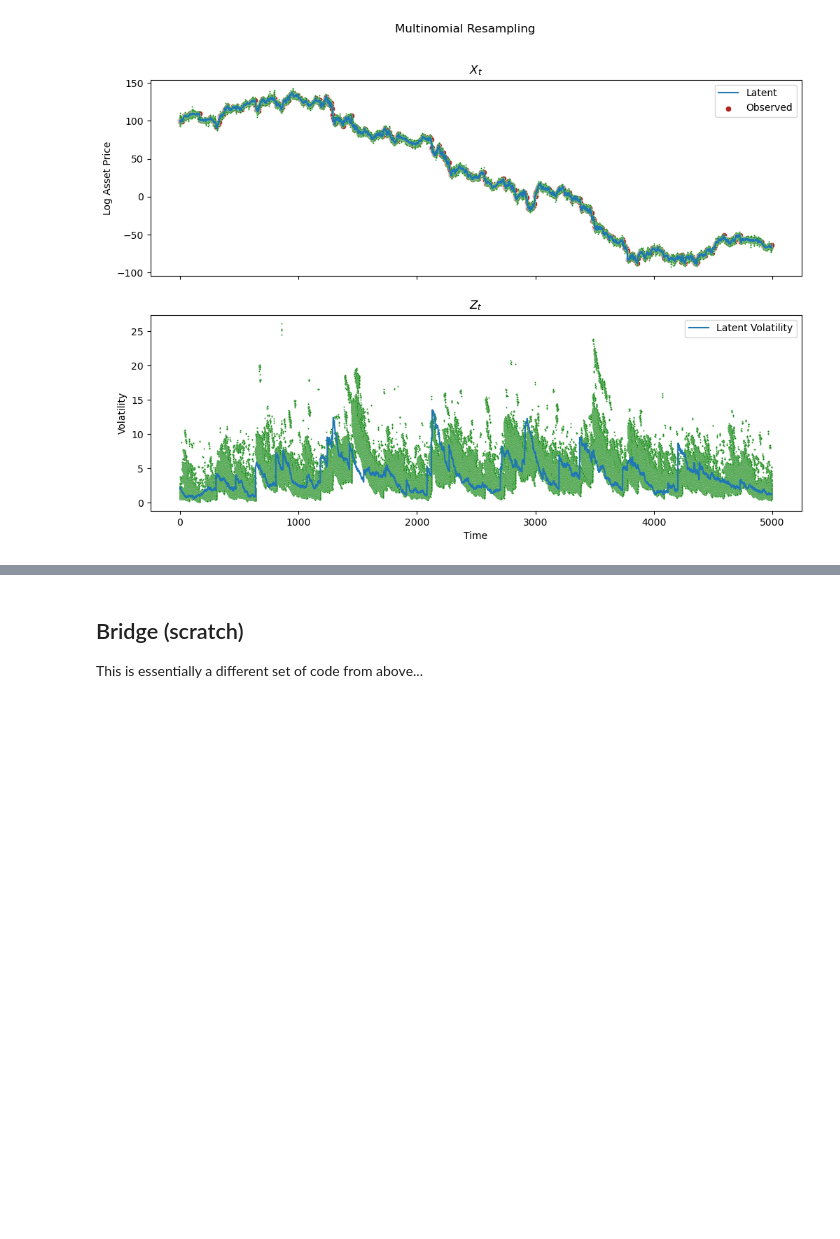
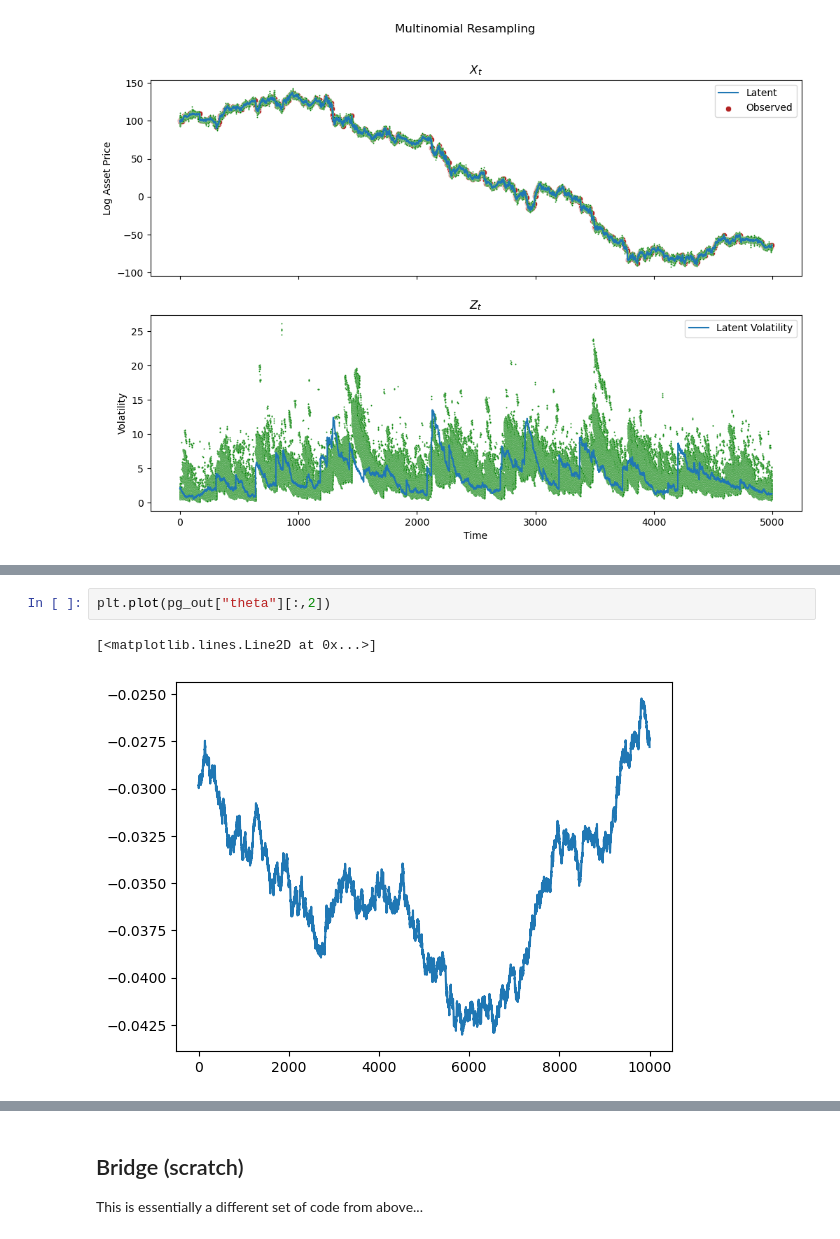
Before and after one commit to mlysy/pfjax, a Jupyter notebook: docs/notebooks/JumpDiff.ipynb, the cells around one changed output, grey strips where cells are left out. Cells and saved outputs as stored; diff of their text form; blank space fills up the shorter version.

```diff
--- a/docs/notebooks/JumpDiff.ipynb
+++ b/docs/notebooks/JumpDiff.ipynb
@@ -596,0 +590,5 @@ ValueError: Data must be 1-dimensional
+# %%
+plt.plot(pg_out["theta"][:,2])
+# %% [output]
+[<matplotlib.lines.Line2D at 0x...>]
+[figure, added]
```
Also changed, not shown: parts of 28 cells of this notebook.
